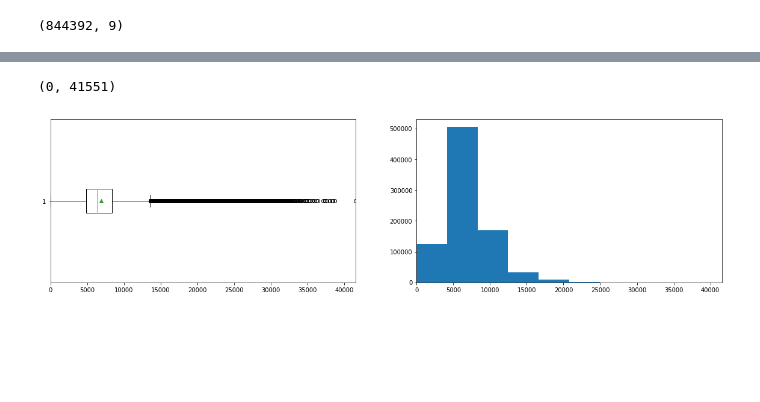
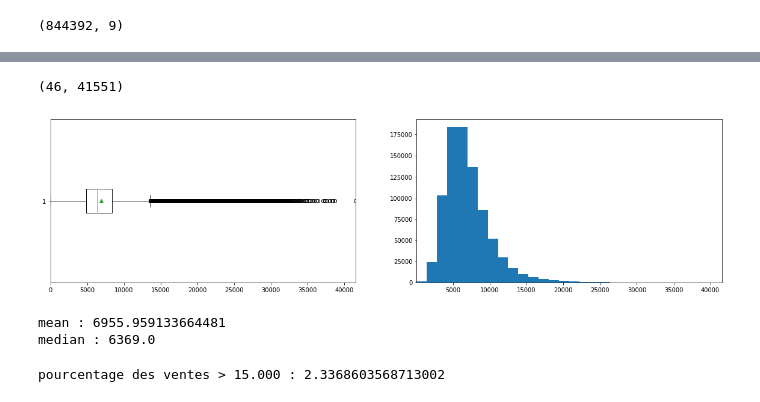
Before and after one commit to yasserbekkali/projetBD, a Jupyter notebook: projetWS.ipynb, the cells around one changed output, grey strips where cells are left out. Saved outputs shown, nothing was run; the diff lists cells and outputs as text; code cells hidden in the pictures; blank space fills up the shorter version.

Commit message:
data viz Sales & Customers

```diff
--- a/projetWS.ipynb
+++ b/projetWS.ipynb
@@ -133,3 +133,5 @@ dstrain.reset_index(drop=True)
 dstrain.Sales.describe()
 # Pour Sales, il faut enlever les lignes qui correspondent au cas : Open = 1 & Sales = 0
 dstrain["Sales"]
+dstrain=dstrain.drop(dstrain[(dstrain.Open == 1) & (dstrain.Sales == 0)].index)
+dstrain = dstrain.reset_index(drop=True)
@@ -154,10 +138,25 @@ Name: Sales, Length: 844392, dtype: int64
 # %%
 fig , ax = plt.subplots(1 , 2 , figsize = (20 , 5))
 ax[0].boxplot(dstrain.Sales , showmeans=True , vert=False)
 ax[0].set_xlim(0, max(dstrain["Sales"]))
 
-ax[1].hist(dstrain.Sales , cumulative = False )
+ax[1].hist(dstrain.Sales , cumulative = False , bins = 30 )
 ax[1].set_xlim((min(dstrain.Sales) , max(dstrain.Sales)))
 # %% [output]
-(0, 41551)
+(46, 41551)
-[figure, old version]
+[figure, new version]
+# %%
+print("mean : {}".format(np.mean(dstrain.Sales)))
+print("median : {} ".format(np.median(dstrain.Sales)))
+# %% [output]
+mean : 6955.959133664481
+median : 6369.0
+# %%
+# Il y a des magasins qui font de très grandes ventes (>15.000 par exemple) est-ce normal ou dû à des erreurs dans la BD ? Point à disucter TODO !!
+# Quantité de ces données :
+print("pourcentage des ventes > 15.000 : {}".format(dstrain[dstrain.Sales>15000].count()[0]/dstrain.shape[0] * 100))
+
+# dstrain[dstrain.Sales>15000]
+# C'est normal, + de ventes et visites en période de soldes/vacances
+# %% [output]
+pourcentage des ventes > 15.000 : 2.3368603568713002
```
Also changed, not shown: parts of 4 cells of this notebook.
